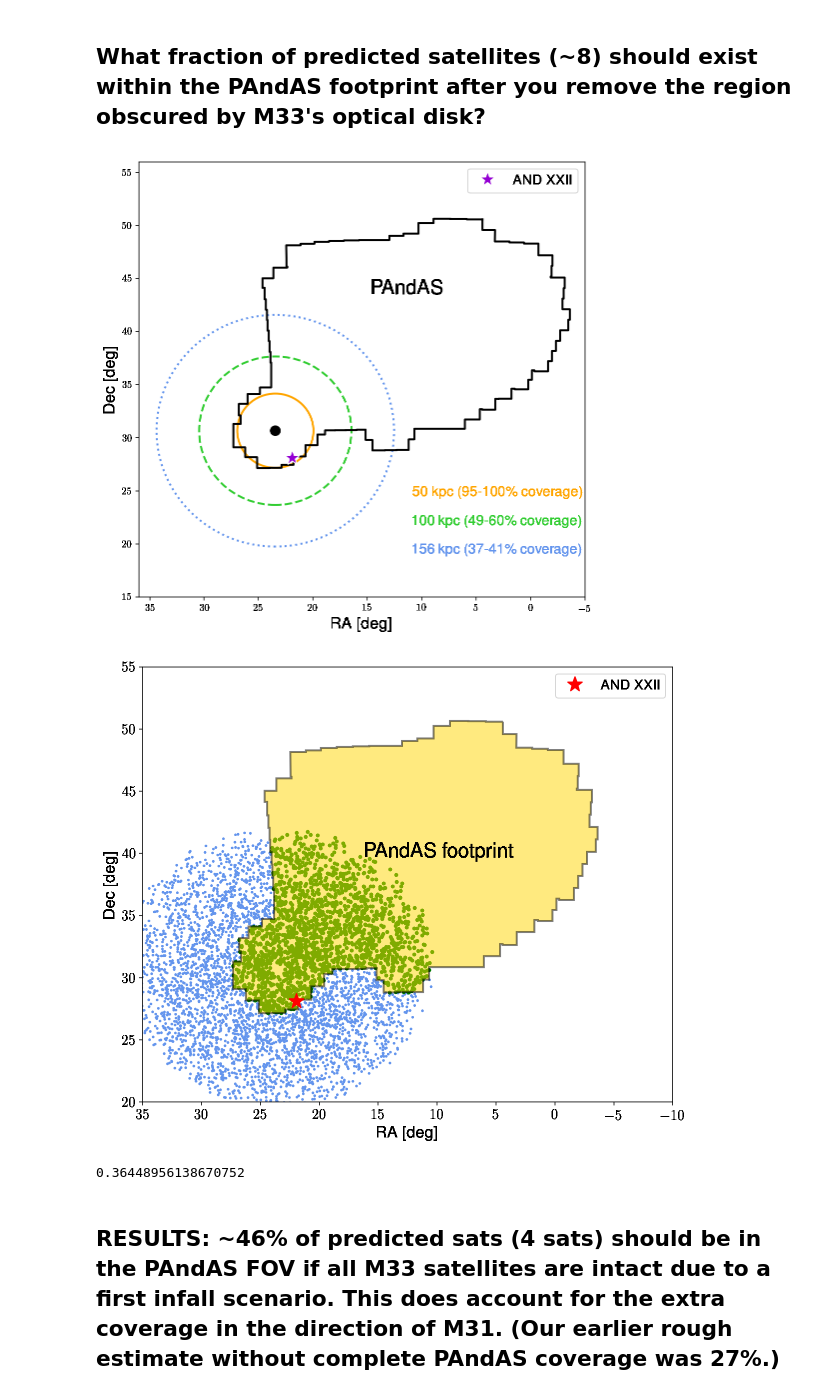
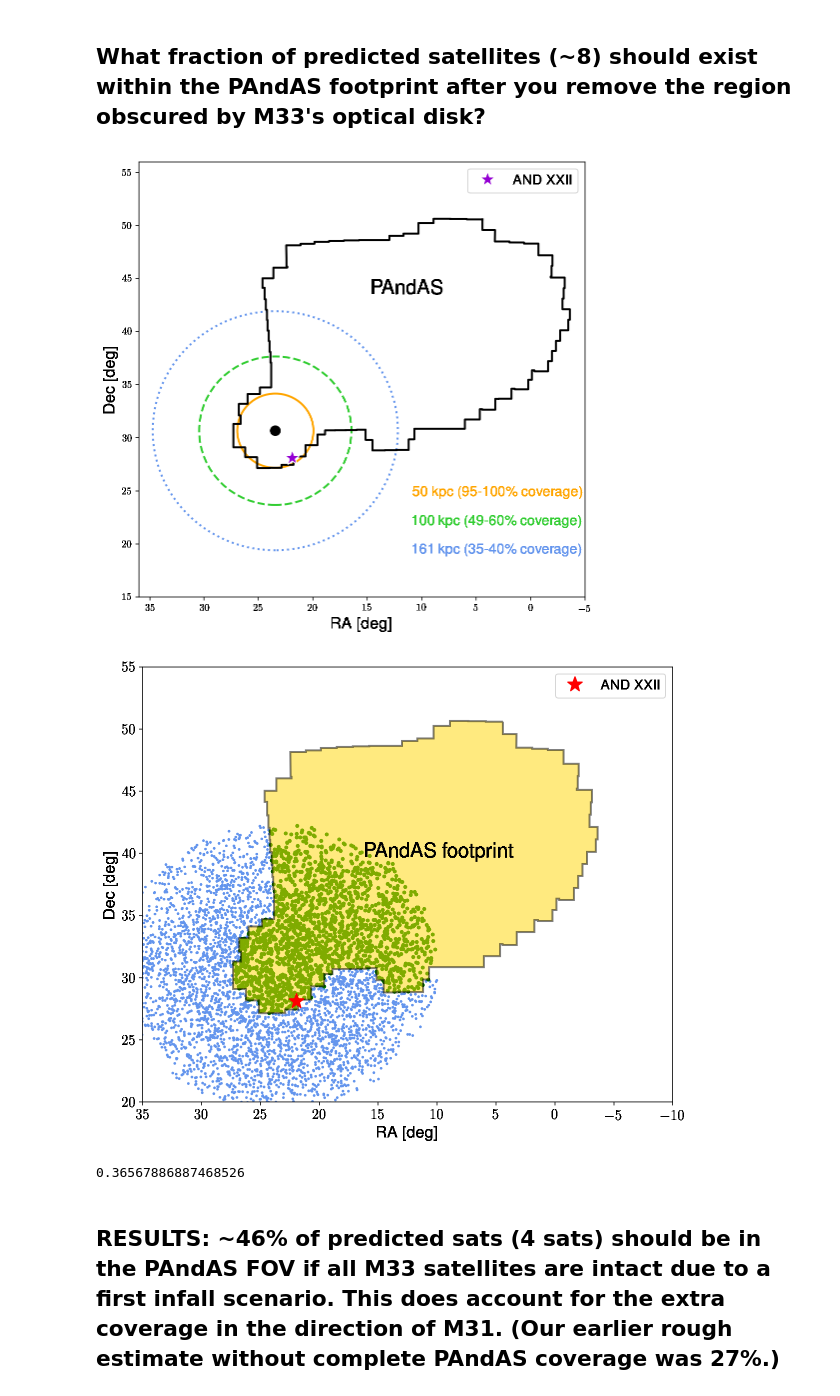
Before and after one commit to ekta1224/pspM31_hack, a Jupyter notebook: M33 volume coverage.ipynb, the cells around one changed output. Cells and saved outputs as stored; diff of their text form; code cells hidden in the pictures.

```diff
--- a/M33 volume coverage.ipynb
+++ b/M33 volume coverage.ipynb
@@ -12,7 +12,7 @@ from matplotlib import pyplot as plt
 # PART 1: Using the subhalo abundance functions from Dooley et al. (2016), the predicted number of satellites $M_* > 3\times10^4 M_{\odot}$ around M33 ($M_{*} = 3 \times 10^9 M_{\odot}$) is ~8.
 # %%
 n = 10000
-rvir = 156.
+rvir = 161.
 d = 794.
 x, y, z = (np.random.rand(3, n)*2-1)* rvir * u.kpc
 cr = CartesianRepresentation(x, y, z)
@@ -52,35 +52,35 @@ m33 = SkyCoord('01h33m50.0s','30d39m37s', unit='deg')
 m31 = SkyCoord('0h42m44.3s', '41d16m9s', unit='deg')
 #plt.plot(m33.ra.deg, m33.dec.deg, 'ko', ms=16, zorder=5)
 plt.plot(and22.ra.deg, and22.dec.deg, '*', color='darkviolet' ,mec='white',ms=16, label='AND XXII', zorder=5)
 
 
 dp = np.loadtxt('corners_PAndAS11.txt')
 ra = dp[:,0]
 dec = dp[:,1]
 plt.plot(ra, dec, lw=2, color='k')
 plt.xlim(*plt.xlim()[::-1])
 plt.figtext(0.53, 0.65, 'PAndAS', fontsize=20, color='k')
 matplotlib.rcParams['font.size'] = 14
 circle= plt.Circle((m33.ra.deg, m33.dec.deg), 3.5, fill=False, color='orange', lw=2, label='50 kpc')
 circle2 = plt.Circle((m33.ra.deg, m33.dec.deg), 3.5*rvir/50., fill=False, color='cornflowerblue', lw=2, ls=':')
 circle3 = plt.Circle((m33.ra.deg, m33.dec.deg), 3.5*100./50., fill=False, color='limegreen', lw=2, ls='--')
 ax.add_artist(circle)
 ax.add_artist(circle2)
 ax.add_artist(circle3)
 circle4 = plt.Circle((m33.ra.deg, m33.dec.deg), 0.45,  color='k')
 ax.add_artist(circle4)
 circle5 = plt.Circle((m31.ra.deg, m31.dec.deg), 0.5,  color='crimson')
 #ax.add_artist(circle5)
 plt.xlim(36,-5)
 plt.ylim(15,56)
 plt.legend(numpoints=1)
 plt.figtext(0.6, 0.3, '50 kpc (95-100\% coverage)', color='orange')
 plt.figtext(0.6, 0.25, '100 kpc (49-60\% coverage)', color='limegreen')
-plt.figtext(0.6, 0.2, '156 kpc (37-41\% coverage)', color='cornflowerblue')
+plt.figtext(0.6, 0.2, '161 kpc (35-40\% coverage)', color='cornflowerblue')
 #plt.savefig('M33_PAndAS_sat_estimate_prelim.pdf')
 plt.savefig('M33_PAndAS_coverage.pdf')
 # %% [output]
-[figure, old version]
+[figure, new version]
 # %%
 # create path object of PAndAS map
 from matplotlib.path import Path
@@ -108,14 +108,14 @@ plt.scatter(x[infield & infield2], y[infield & infield2], marker='.', color='gre
 plt.savefig('M33_PAndAS_sat_estimate.png')
 #print fieldcen.separation(SkyCoord(sr))*u.deg
 # %% [output]
-[figure, old version]
+[figure, new version]
 # %%
 #distances of 794, 880, 968 kpc
-#fraction of Pandas footprint contained in spherical rvir (156 kpc) = 37%, 39%, 41%
+#fraction of Pandas footprint contained in spherical rvir (161 kpc) = 35%, 38%, 40%
 #fraction of Pandas footprint contained in spherical rvir (100 kpc) = 49%, 53%, 60%
 np.sum(infield) / float(len(infield))
 # %% [output]
-0.36448956138670752
+0.36567886887468526
 # %% [markdown]
 ## RESULTS: ~46% of predicted sats (4 sats) should be in the PAndAS FOV if all M33 satellites are intact due to a first infall scenario. This does account for the extra coverage in the direction of M31. (Our earlier rough estimate without complete PAndAS coverage was 27%.)
 # %%
```
Also changed, not shown: parts of 3 cells of this notebook.
